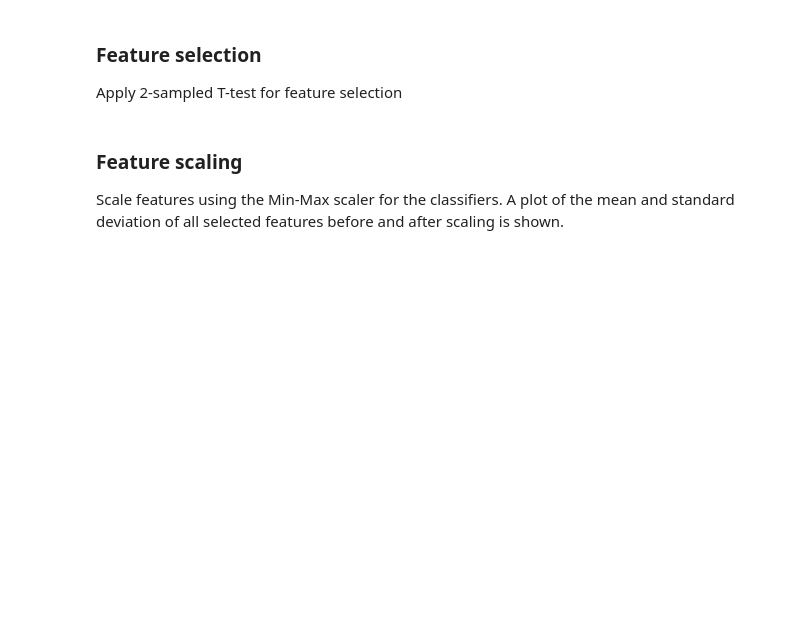
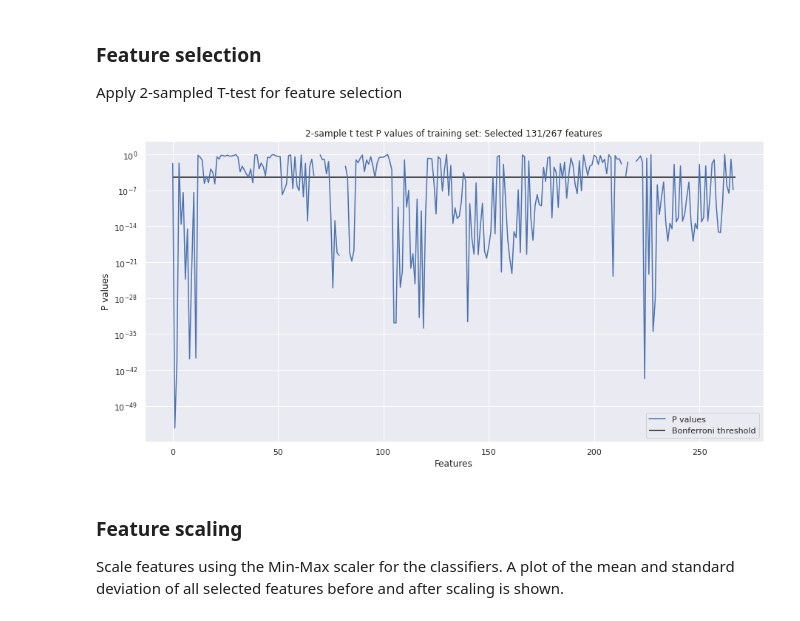
Before and after one commit to Enzo-Kerkhof/TM10007_PROJECT, a Jupyter notebook: assignment.ipynb, the cells around one changed output. Saved outputs shown, nothing was run; the diff lists cells and outputs as text; code cells hidden in the pictures; blank space fills up the shorter version.

```diff
--- a/assignment.ipynb
+++ b/assignment.ipynb
@@ -58,25 +60,44 @@ X_test=X_test.to_numpy()
 
 Apply 2-sampled T-test for feature selection
 # %%
-get_indexes = lambda dataToMatch, inputData: [i for (y, i) in zip(inputData, range(len(inputData)))
+# Create function to get indices
+get_indices = lambda dataToMatch, inputData: [i for (y, i) in zip(inputData, range(len(inputData)))
                                               if dataToMatch == y]
 
-Bonferroni_corrected_alpha = 0.01/267
-ad_samplsIndex = get_indexes(1, y_train)
-cn_sampleIndex = get_indexes(0, y_train)
+# Calculate Bonferroni correction
+Bonferroni_corrected_alpha = 0.01/(X.shape[1])
+
+# Get indices of labels
+ad_samplsIndex = get_indices(1, y_train)
+cn_sampleIndex = get_indices(0, y_train)
 
 ad_data = X_train[ad_samplsIndex, :]
 cn_data = X_train[cn_sampleIndex, :]
 
+# Preform t-test
 [t_values, p_values]=ttest_ind(ad_data, cn_data)
 
-get_indexes_smallerThen = lambda dataToMatch, inputData: [i for (y, i) in zip(inputData, range(len(inputData)))
-                                              if dataToMatch <= y]
+get_indices_smallerThen = lambda dataToMatch, inputData: [i for (y, i) in zip(inputData, range(len(inputData)))
+                                                          if dataToMatch <= y]
 
-significant_p_valueIndexes = get_indexes_smallerThen(Bonferroni_corrected_alpha, p_values)
+# Get significant p values only
+significant_p_valueIndices = get_indices_smallerThen(Bonferroni_corrected_alpha, p_values)
 
-X_train_selected = X_train[:,significant_p_valueIndexes]
-X_test_selected = X_test[:,significant_p_valueIndexes]
+# Feature selected dataset
+X_train_selected = X_train[:,significant_p_valueIndices]
+X_test_selected = X_test[:,significant_p_valueIndices]
+
+# Show p values and the bonferroni threshold
+plt.figure(figsize=(15, 7.5))
+plt.plot(p_values, label='P values')
+plt.hlines(Bonferroni_corrected_alpha, 0, X.shape[1], label='Bonferroni threshold')
+plt.xlabel('Features')
+plt.ylabel('P values')
+plt.yscale('log')
+plt.title(f'2-sample t test P values of training set: Selected {X_train_selected.shape[1]}/{X.shape[1]} features')
+plt.legend();
+# %% [output]
+[figure, added]
 # %% [markdown]
 ### Feature scaling
 
```
Also changed, not shown: parts of 5 cells of this notebook.
